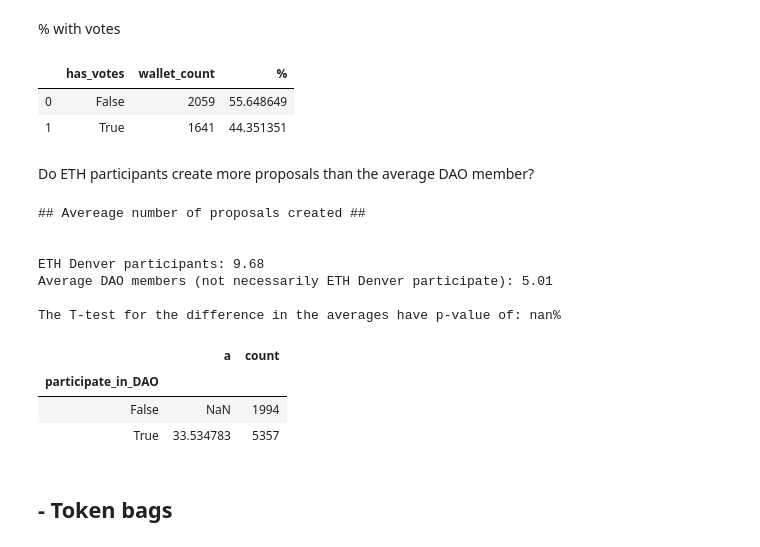
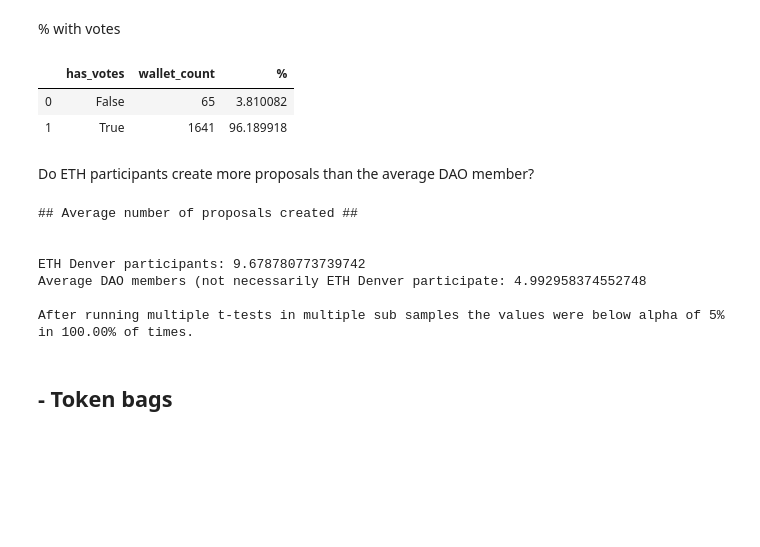
Before and after one commit to fmeiraf/poap_analysis, a Jupyter notebook: analysis/eth_denver_analysis.ipynb, the cells around one changed output. Drawn from its saved outputs; the diff is of its cells as text; code cells hidden in the pictures; blank space fills up the shorter version.

```diff
--- a/analysis/eth_denver_analysis.ipynb
+++ b/analysis/eth_denver_analysis.ipynb
@@ -394,7 +420,7 @@ daomembers.head()
 ### The DAOs ETH Denver attendees participate
 # %%
 #getting unique values for wallet : DAO_name - once there might be duplicate using directly daomemberes
-daomem_clean = daomembers.groupby(['address', 'dao_name']).agg(count=('address', 'count')).sort_values('count', ascending=False).reset_index()
+daomem_clean = daomembers.groupby(['address', 'dao_name']).agg(count=('dao_name', 'nunique')).sort_values('count', ascending=False).reset_index()
 
 ethd = ethd.merge(daomem_clean.loc[:, ['address', 'dao_name']], on='address', how='left')
 ethd['participate_in_DAO'] = False
@@ -533,48 +561,43 @@ The T-test for the difference in the averages have p-value of: 0.00%
 # %%
 total_votes = daoactivity.loc[daoactivity.type.isin(['snapshot_votes', 'daohaus_votes'])]\
                          .groupby('address').agg(total_votes=('count', 'sum'))\
                          .reset_index()
 
-ethd_votes = ethd.merge(total_votes, on='address', how='left')
+ethd_votes = ethd.loc[ethd.participate_in_DAO==True].merge(total_votes, on='address', how='left').drop_duplicates('address')
 ethd_votes['total_props'] = ethd_votes['total_votes'].fillna(0)
 ethd_votes['has_votes'] = np.where(ethd_votes['total_votes']>0, True, False)
 
 provet = ethd_votes.groupby('has_votes').agg(wallet_count=('address', 'nunique')).reset_index()
 provet['%'] = (provet['wallet_count'] / provet['wallet_count'].sum()) * 100
 
 provet
 # %% [output]
 |  | has_votes | wallet_count | % |
-| 0 | False | 2059 | 55.648649 |
-| 1 | True | 1641 | 44.351351 |
+| 0 | False | 65 | 3.810082 |
+| 1 | True | 1641 | 96.189918 |
 # %% [markdown]
 Do ETH participants create more proposals than the average DAO member?
 # %%
-denver_avg_votes = ethd_votes.loc[ethd_votes.participate_in_DAO==True].drop_duplicates('address')
+denver_avg_votes = ethd_votes.loc[ethd_votes.participate_in_DAO==True]
 
 avg_denver_votes = denver_avg_votes['total_votes'].sum() / len(denver_avg_votes.address.unique())
 avg_nondenver_votes = total_votes['total_votes'].sum() / len(total_votes.address.unique())
 
-print('## Avereage number of proposals created ## \n\n')
-print(f"ETH Denver participants: {avg_denver_votes:.2f} \nAverage DAO members (not necessarily ETH Denver participate): {avg_nondenver_votes:.2f} \n")
+erc_below_alpha, final_mean = calculate_multisample_t_test(total_votes['total_votes'], denver_avg_votes['total_votes'])
 
-test_avg_daos, p_value_avg_votes = stats.ttest_ind(denver_avg_votes['total_votes'], total_votes['total_votes'], equal_var = False)
-print(f'The T-test for the difference in the averages have p-value of: {p_value_avg_votes:.2f}%')
+print('## Average number of proposals created ## \n\n')
+print(f"ETH Denver participants: {avg_denver_votes} \nAverage DAO members (not necessarily ETH Denver participate: {final_mean} \n")
+
+
+print(f'After running multiple t-tests in multiple sub samples the values were below alpha of 5% in {perc_below_alpha:.2f}% of times.')
 # %% [output]
-## Avereage number of proposals created ##
+## Average number of proposals created ##
 
 
-ETH Denver participants: 9.68
-Average DAO members (not necessarily ETH Denver participate): 5.01
+ETH Denver participants: 9.678780773739742
+Average DAO members (not necessarily ETH Denver participate: 4.992958374552748
 
-The T-test for the difference in the averages have p-value of: nan%
+After running multiple t-tests in multiple sub samples the values were below alpha of 5% in 100.00% of times.
-# %%
-ethd_votes.groupby('participate_in_DAO').agg(a=('total_votes', 'mean'), count=('address', 'count'))
-# %% [output]
-|  | a | count |
-| participate_in_DAO |  |  |
-| False | NaN | 1994 |
-| True | 33.534783 | 5357 |
 # %% [markdown]
 ## - Token bags
 # %% [markdown]
```
Also changed, not shown: parts of 6 cells of this notebook.
